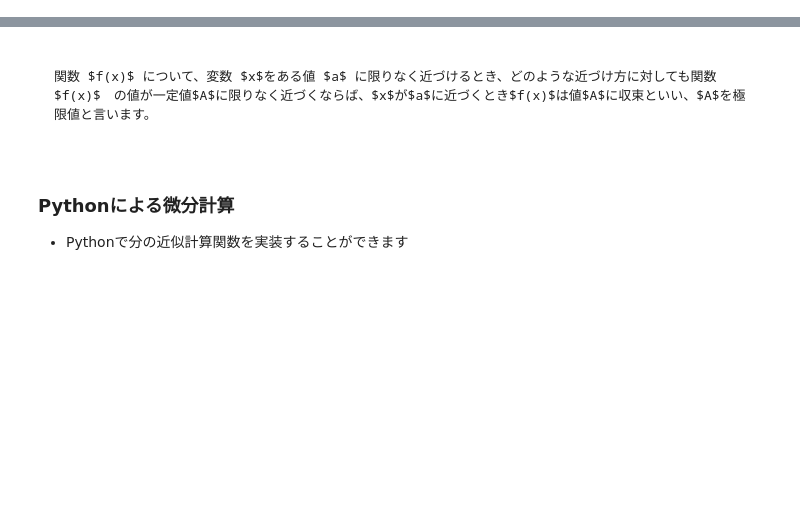
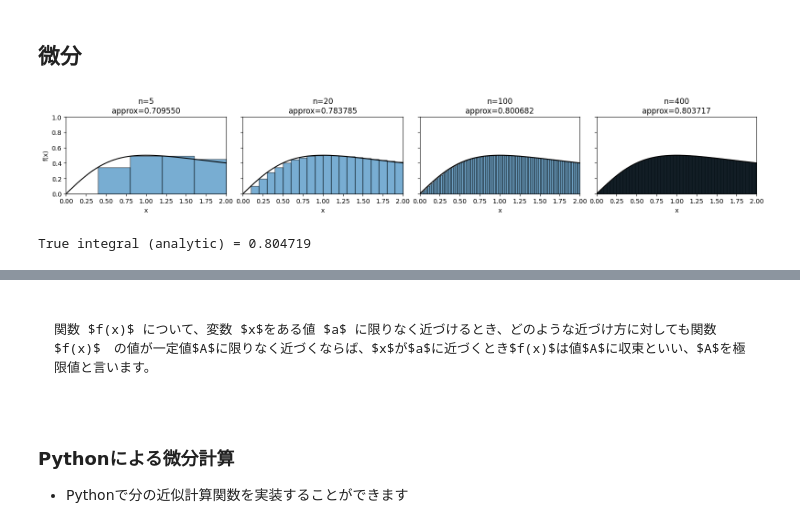
Before and after one commit to lvzeyu/css_nlp, a Jupyter notebook: notebook/math_basis2.ipynb, the cells around one changed output, grey strips where cells are left out. Drawn from its saved outputs; the diff is of its cells as text; code cells hidden in the pictures; blank space fills up the shorter version.

```diff
--- a/notebook/math_basis2.ipynb
+++ b/notebook/math_basis2.ipynb
@@ -5 +8,38 @@
+# %% [markdown]
+## 微分
+# %%
+import numpy as np
+import matplotlib.pyplot as plt
+
+def f(x):
+    return x / (1 + x**2)
+
+a, b = 0.0, 2.0
+n_list = [5, 20, 100, 400]
+
+xs = np.linspace(a, b, 1000)
+fig, axs = plt.subplots(1, len(n_list), figsize=(4*len(n_list), 3), sharey=True)
+
+for ax, n in zip(axs, n_list):
+    dx = (b - a) / n
+    # 左端法（align='edge' として左端の x を使う）
+    xi = np.linspace(a, b - dx, n)
+    heights = f(xi)
+    ax.bar(xi, heights, width=dx, align='edge', alpha=0.6, edgecolor='k')
+    ax.plot(xs, f(xs), color='black')
+    approx = np.sum(heights * dx)
+    ax.set_title(f'n={n}\napprox={approx:.6f}')
+    ax.set_xlim(a, b)
+    ax.set_ylim(0, 1)
+    ax.set_xlabel('x')
+
+axs[0].set_ylabel('f(x)')
+plt.tight_layout(rect=[0, 0, 1, 0.95])
+plt.show()
+
+true = 0.5 * np.log(1 + 2**2)
+print(f'True integral (analytic) = {true:.6f}')
+# %% [output]
+[figure, added]
+True integral (analytic) = 0.804719
 # %% [markdown]
```
Also changed, not shown: parts of 6 cells of this notebook, 3 other files.
